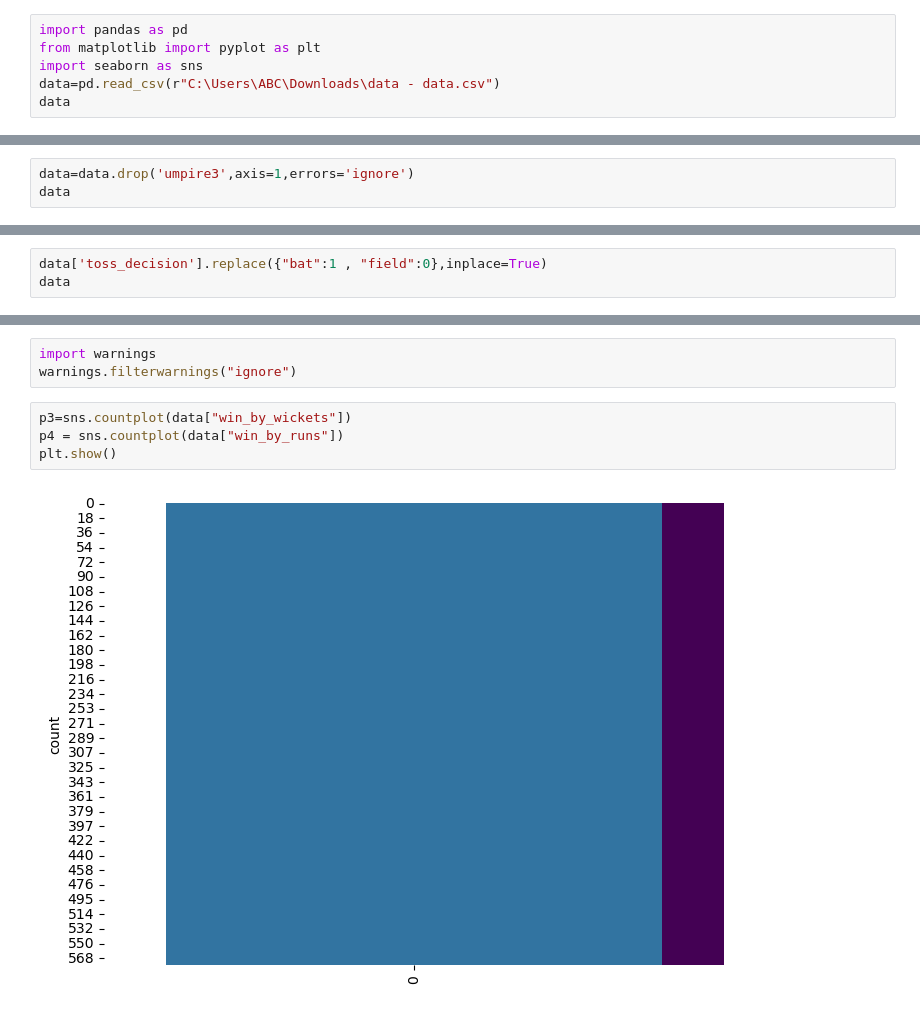
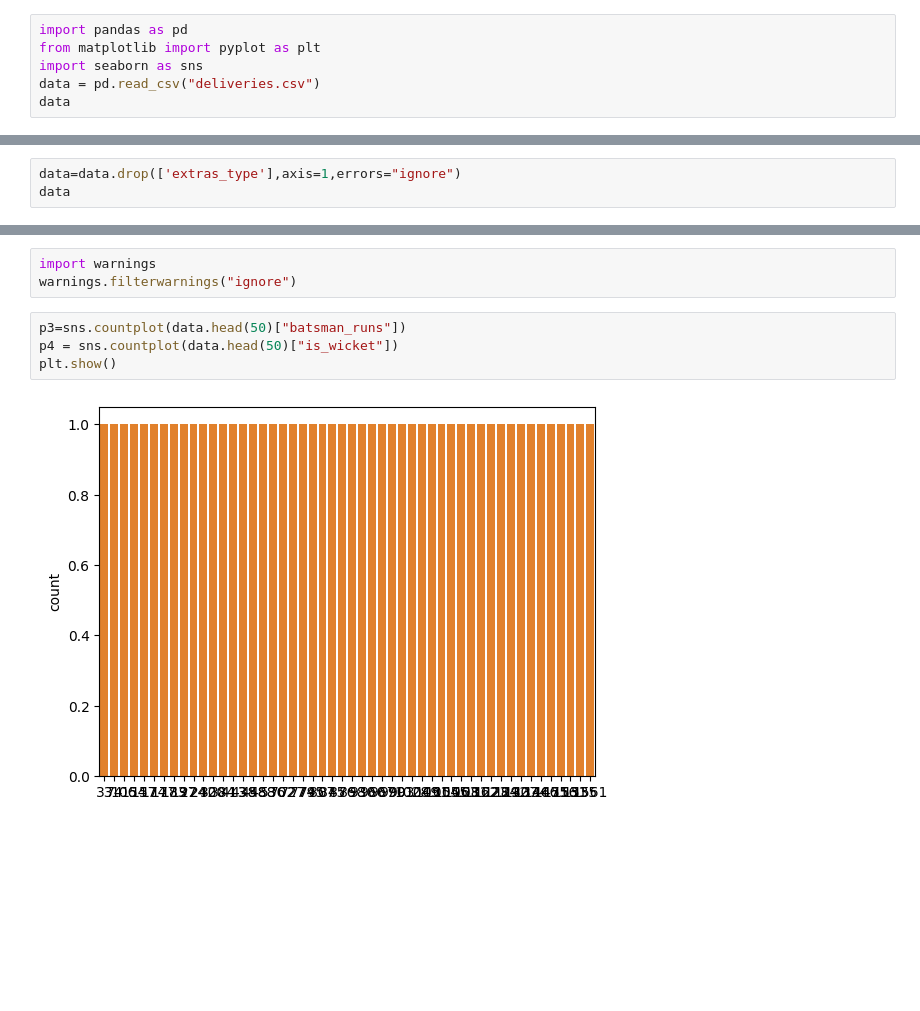
Before and after one commit to pruthvi3006/DEVL-MINI-PROJECT, a Jupyter notebook: MiniProject.ipynb, the cells around one changed output, grey strips where cells are left out. Cells and saved outputs as stored; diff of their text form; blank space fills up the shorter version.

```diff
--- a/MiniProject.ipynb
+++ b/MiniProject.ipynb
@@ -2,6 +2,6 @@
 import pandas as pd
 from matplotlib import pyplot as plt
 import seaborn as sns
-data=pd.read_csv(r"C:\Users\ABC\Downloads\data - data.csv")
+data = pd.read_csv("deliveries.csv")
 data
 # %% [output]
@@ -114,5 +113,5 @@ umpire3            577
 dtype: int64
 # %%
-data=data.drop('umpire3',axis=1,errors='ignore')
+data=data.drop(['extras_type'],axis=1,errors="ignore")
 data
 # %% [output]
@@ -242,3 +250,0 @@ Name: count, dtype: int64
-# %%
-data['toss_decision'].replace({"bat":1 , "field":0},inplace=True)
-data
@@ -260,9 +252,9 @@ data
 import warnings
 warnings.filterwarnings("ignore")
 # %%
-p3=sns.countplot(data["win_by_wickets"])
-p4 = sns.countplot(data["win_by_runs"])
+p3=sns.countplot(data.head(50)["batsman_runs"])
+p4 = sns.countplot(data.head(50)["is_wicket"])
 plt.show()
 # %% [output]
-[figure, old version]
+[figure, new version]
 # %%
```
Also changed, not shown: parts of 31 cells of this notebook.
